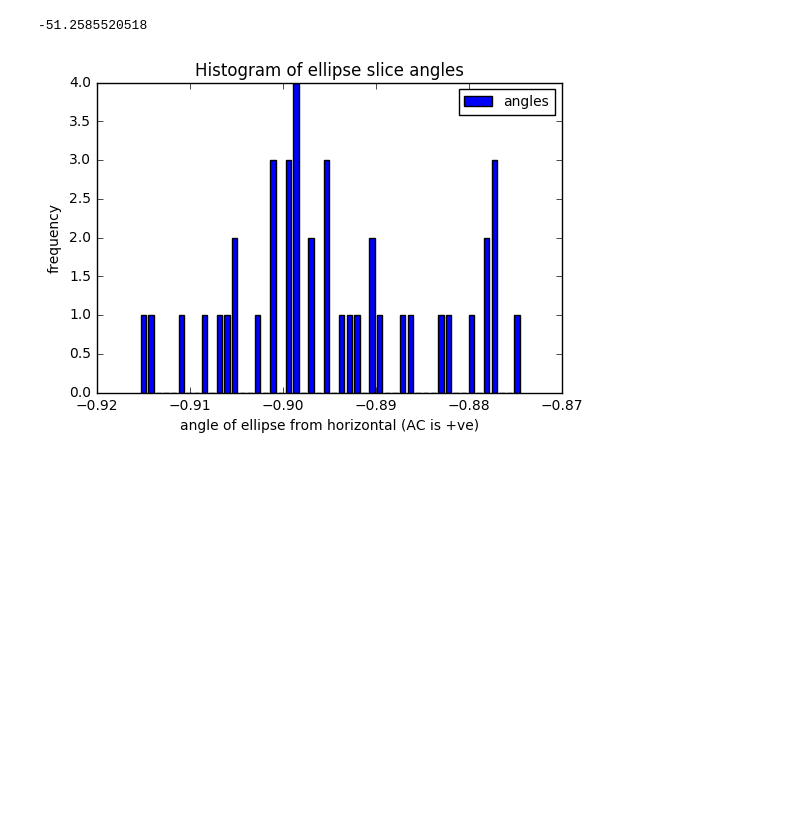
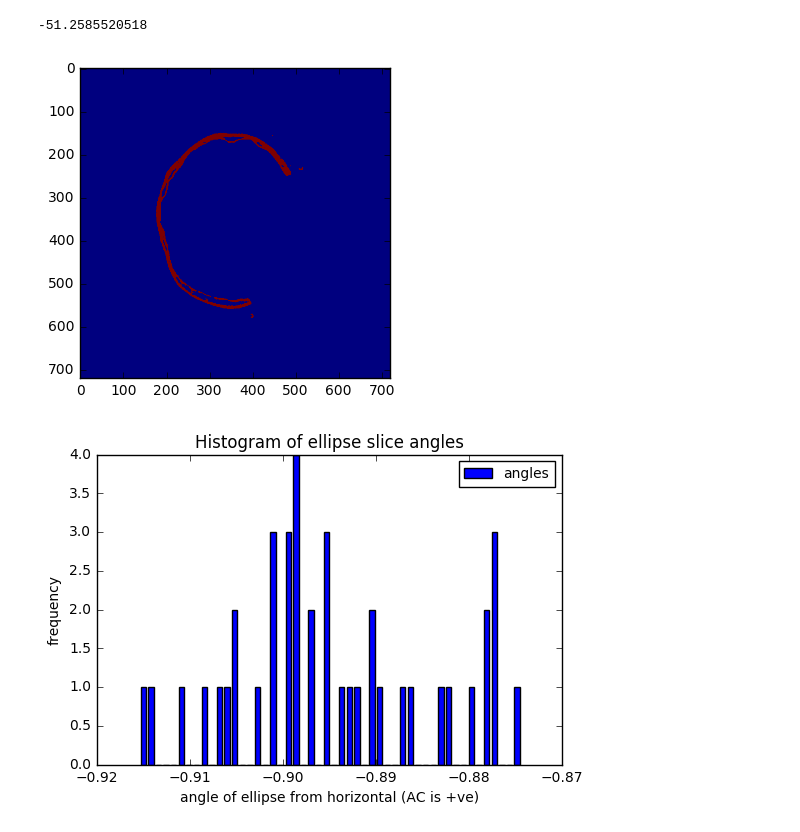
Before and after one commit to sinead-cook/DC-project, a Jupyter notebook: ellipse_fitting.ipynb, the cells around one changed output. Drawn from its saved outputs; the diff is of its cells as text; code cells hidden in the pictures; blank space fills up the shorter version.

```diff
--- a/ellipse_fitting.ipynb
+++ b/ellipse_fitting.ipynb
@@ -175,6 +181,15 @@ mean_angle = np.mean(head_angles)
 print mean_angle/(2*np.pi)*360
 # %% [output]
 -51.2585520518
+# %%
+import scipy.ndimage
+# out = scipy.ndimage.interpolation.rotate(post_700,0,axes=(1,0), reshape=True, mode = 'nearest')
+out50 = scipy.ndimage.interpolation.rotate(post_700,mean_angle/(2*np.pi)*360,axes=(0,1), reshape=True, mode = 'nearest', order=3, cval=0.0, prefilter=True)
+# %%
+plt.imshow(out50[:,:,100])
+plt.show()
+# %% [output]
+[figure, added]
 # %%
 hist, bins = np.histogram(angles[indices], bins=50)
 width = 0.7 * (bins[1] - bins[0])
```
Also changed, not shown: parts of 2 cells of this notebook, 2 other files.
